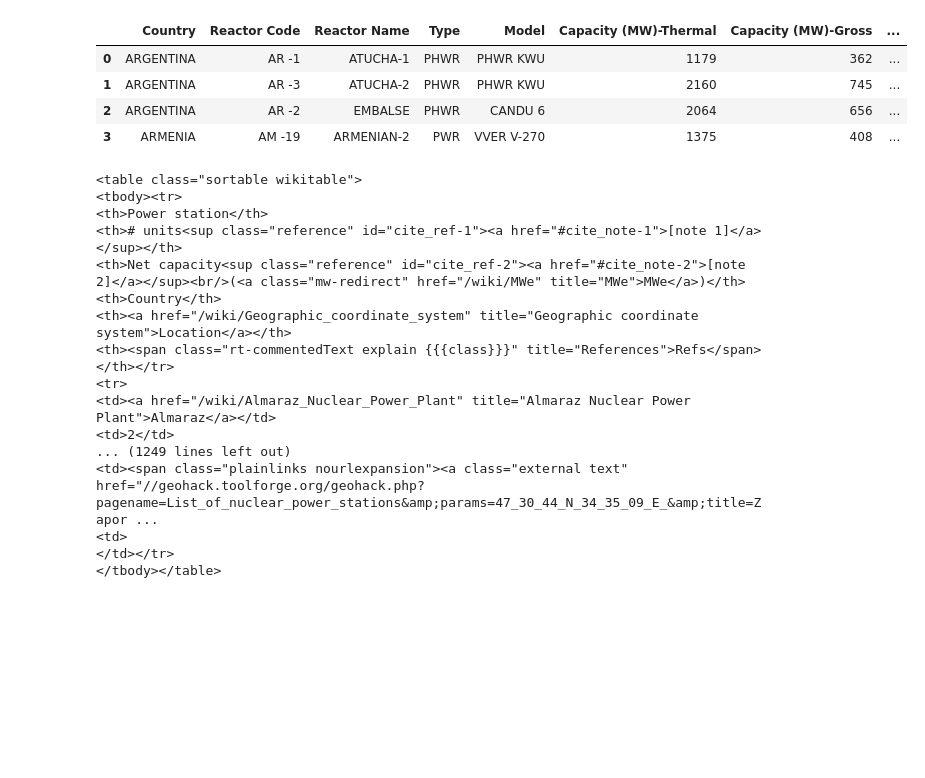
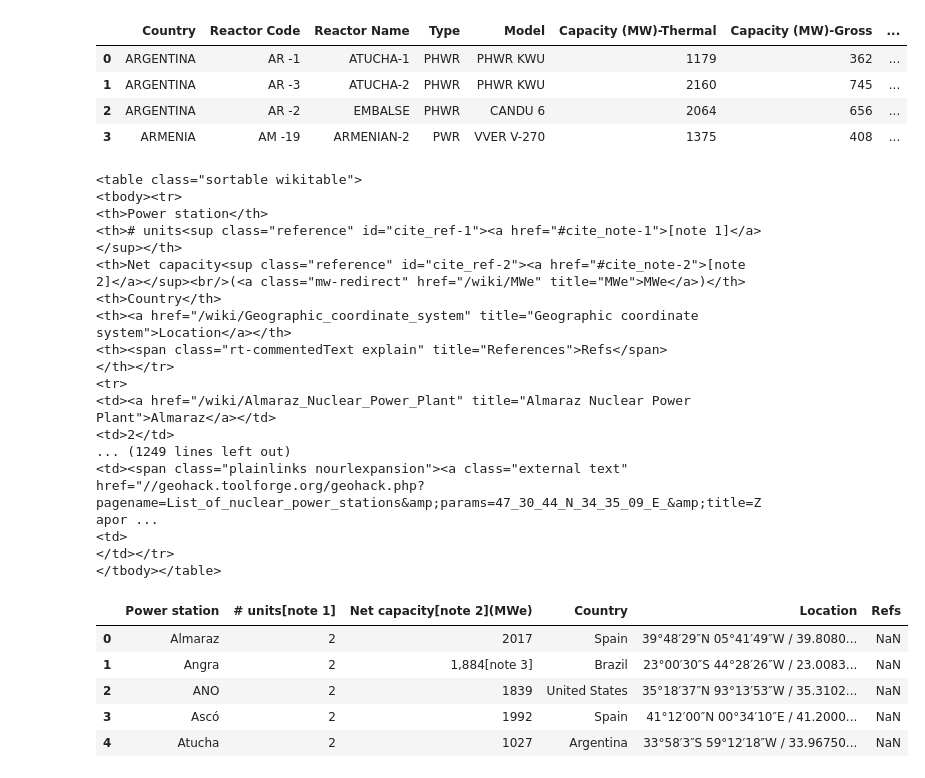
Before and after one commit to d-bowen/nuclear-history-capstone, a Jupyter notebook: notebooks/Reactors.ipynb, the cells around one changed output. Cells and saved outputs as stored; diff of their text form; code cells hidden in the pictures; blank space fills up the shorter version.

```diff
--- a/notebooks/Reactors.ipynb
+++ b/notebooks/Reactors.ipynb
@@ -28,7 +28,7 @@ reactors
 # %%
 url = requests.get('https://en.wikipedia.org/wiki/List_of_nuclear_power_stations#In_service')
 
-soup = BeautifulSoup(url.content, "lxml")
+soup = BeautifulSoup(url.content, 'html.parser')
 my_table = soup.find('table',{'class':'sortable wikitable'})
 print(my_table)
 # %% [output]
@@ -39,7 +39,7 @@ print(my_table)
 <th>Net capacity<sup class="reference" id="cite_ref-2"><a href="#cite_note-2">[note 2]</a></sup><br/>(<a class="mw-redirect" href="/wiki/MWe" title="MWe">MWe</a>)</th>
 <th>Country</th>
 <th><a href="/wiki/Geographic_coordinate_system" title="Geographic coordinate system">Location</a></th>
-<th><span class="rt-commentedText explain {{{class}}}" title="References">Refs</span>
+<th><span class="rt-commentedText explain" title="References">Refs</span>
 </th></tr>
 <tr>
 <td><a href="/wiki/Almaraz_Nuclear_Power_Plant" title="Almaraz Nuclear Power Plant">Almaraz</a></td>
@@ -49,3 +49,14 @@ print(my_table)
 <td>
 </td></tr>
 </tbody></table>
+# %%
+df=pd.read_html(str(my_table))
+df=pd.DataFrame(df[0])
+df.head()
+# %% [output]
+|  | Power station | # units[note 1] | Net capacity[note 2](MWe) | Country | Location | Refs |
+| 0 | Almaraz | 2 | 2017 | Spain | 39°48′29″N 05°41′49″W﻿ / ﻿39.8080... | NaN |
+| 1 | Angra | 2 | 1,884[note 3] | Brazil | 23°00′30″S 44°28′26″W﻿ / ﻿23.0083... | NaN |
+| 2 | ANO | 2 | 1839 | United States | 35°18′37″N 93°13′53″W﻿ / ﻿35.3102... | NaN |
+| 3 | Ascó | 2 | 1992 | Spain | 41°12′00″N 00°34′10″E﻿ / ﻿41.2000... | NaN |
+| 4 | Atucha | 2 | 1027 | Argentina | 33°58′3″S 59°12′18″W﻿ / ﻿33.96750... | NaN |
```
Also changed, not shown: parts of 2 cells of this notebook, 2 other files.
